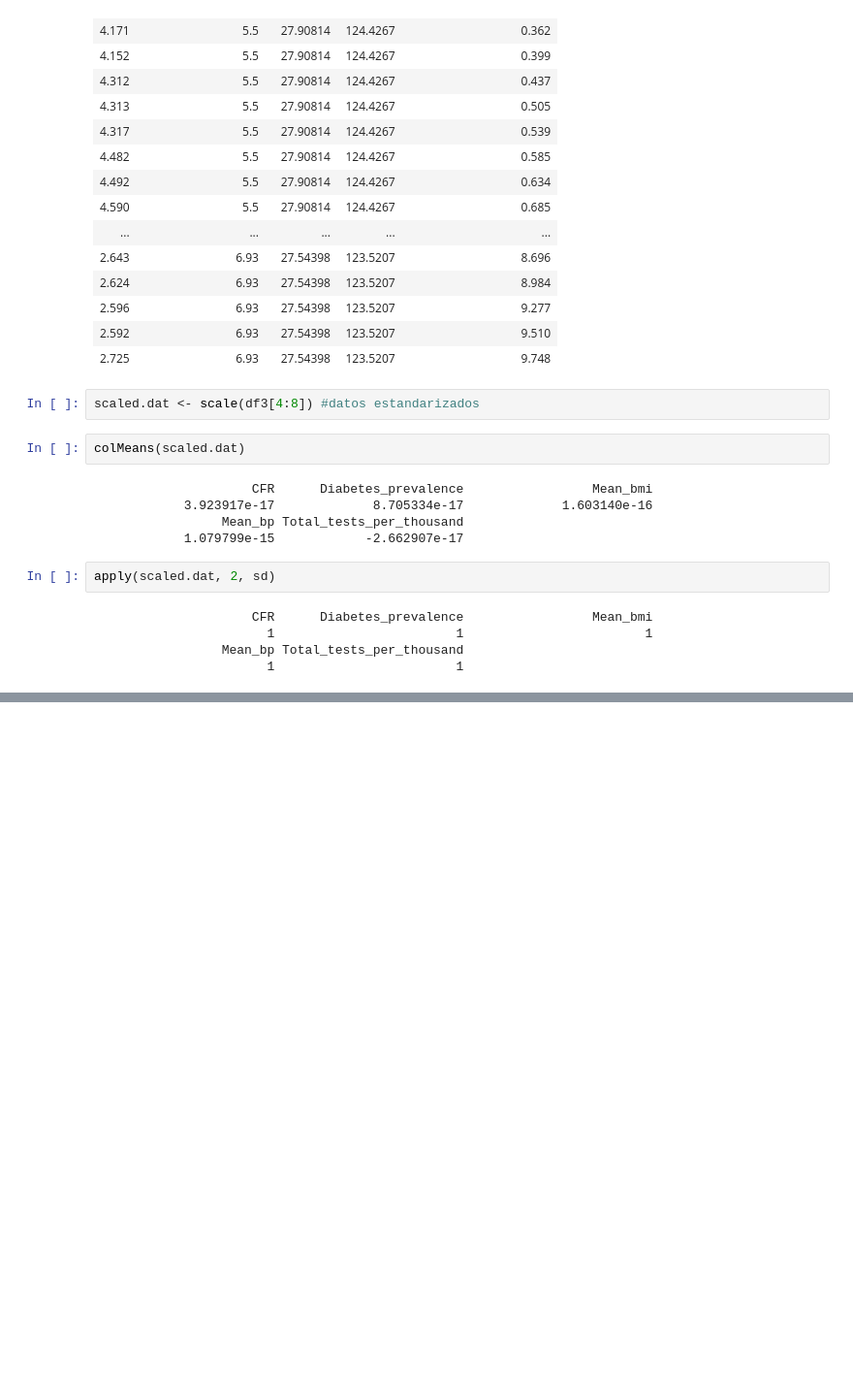
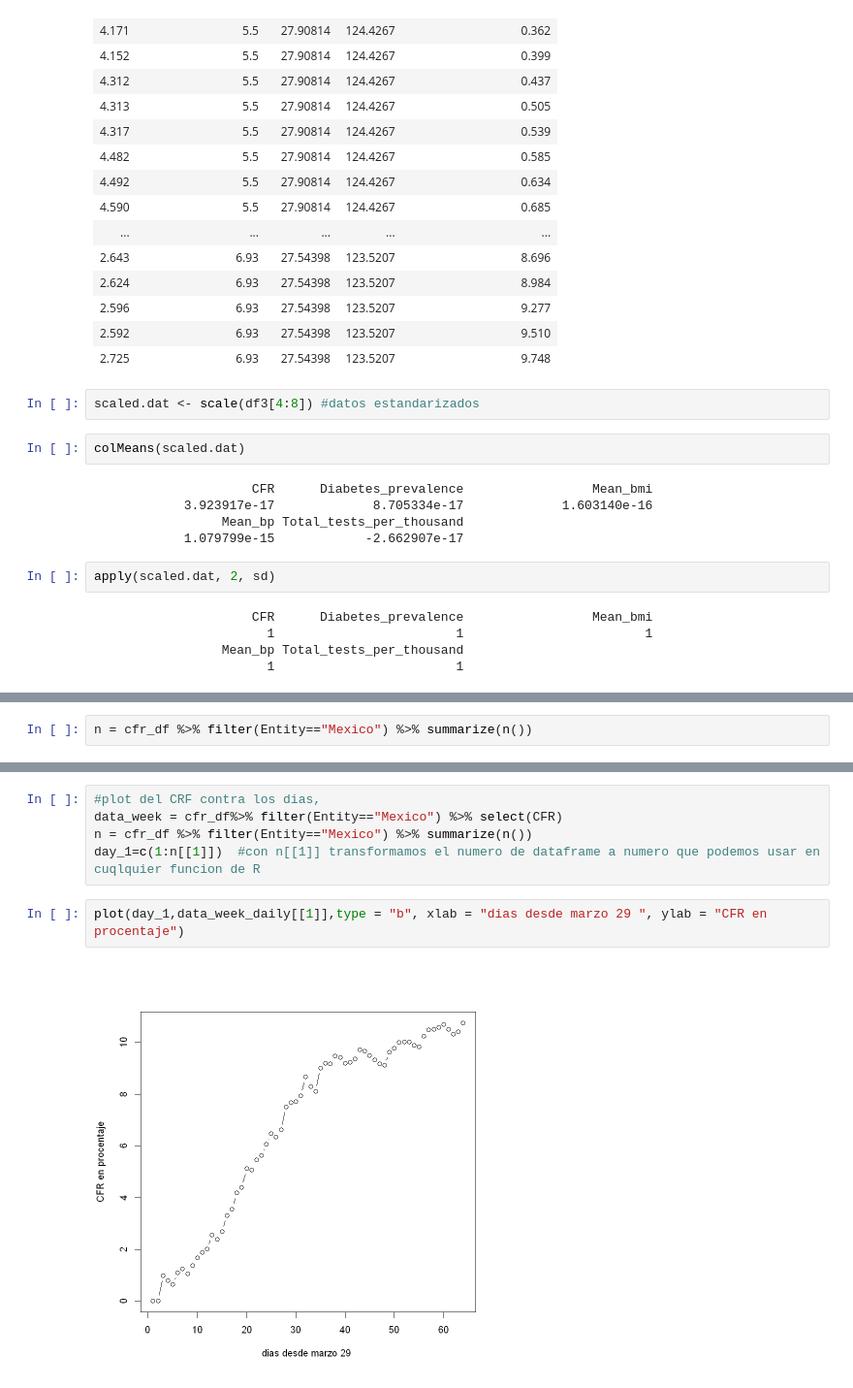
Before and after one commit to AguirreC1729/ProyetoCovid, a Jupyter notebook: COVID_data.ipynb, the cells around one changed output, grey strips where cells are left out. Shown: that part at 97% size. Drawn from its saved outputs; the diff is of its cells as text; blank space fills up the shorter version.

```diff
--- a/COVID_data.ipynb
+++ b/COVID_data.ipynb
@@ -209,0 +231,2 @@ apply(scaled.dat, 2, sd)
+# %%
+n = cfr_df %>% filter(Entity=="Mexico") %>% summarize(n())
@@ -209,0 +257,9 @@ apply(scaled.dat, 2, sd)
+# %%
+#plot del CRF contra los dias,
+data_week = cfr_df%>% filter(Entity=="Mexico") %>% select(CFR)
+n = cfr_df %>% filter(Entity=="Mexico") %>% summarize(n())
+day_1=c(1:n[[1]])  #con n[[1]] transformamos el numero de dataframe a numero que podemos usar en cuqlquier funcion de R
+# %%
+plot(day_1,data_week_daily[[1]],type = "b", xlab = "dias desde marzo 29 ", ylab = "CFR en procentaje")
+# %% [output]
+[figure, added]
```
Also changed, not shown: parts of 10 cells of this notebook, 1 other file.
